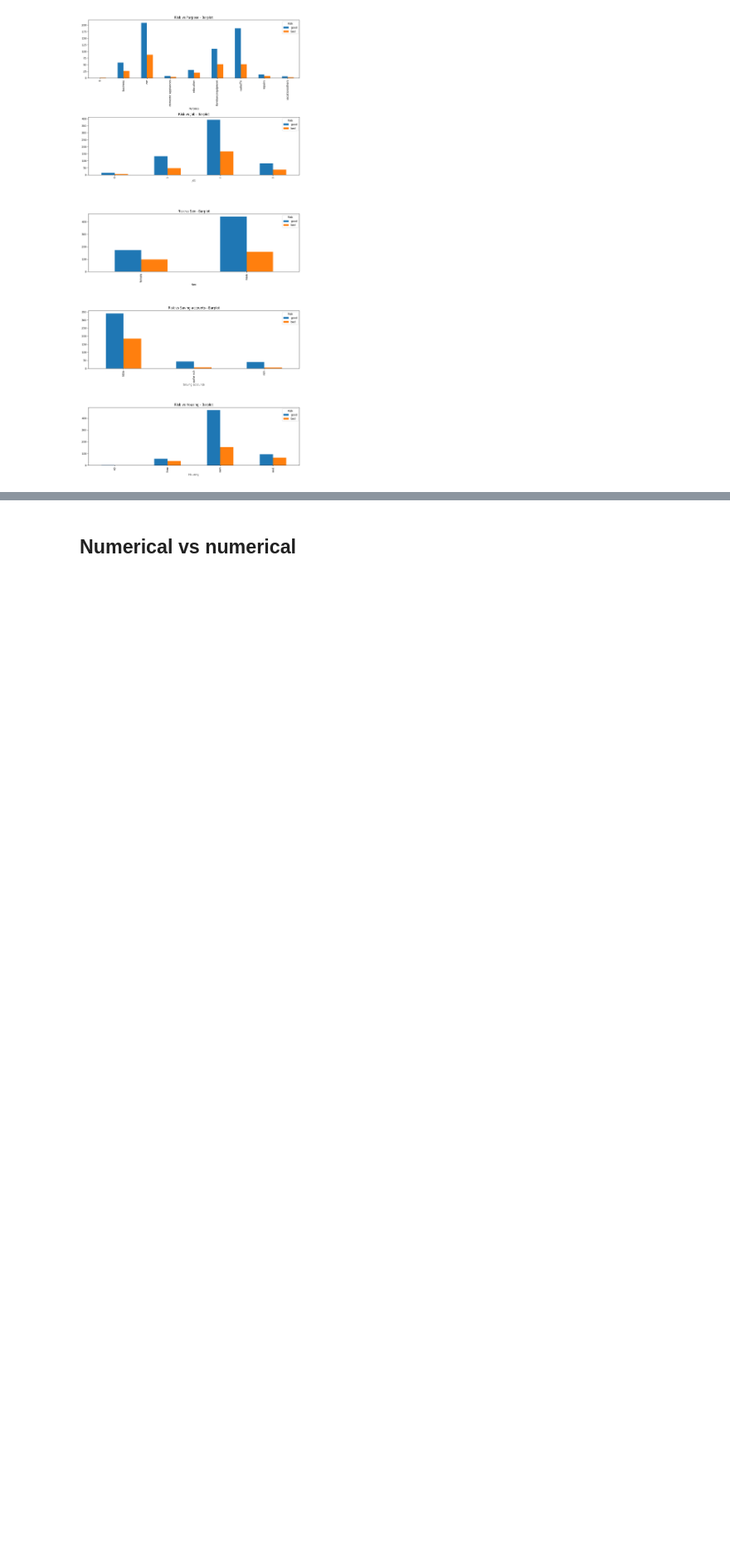
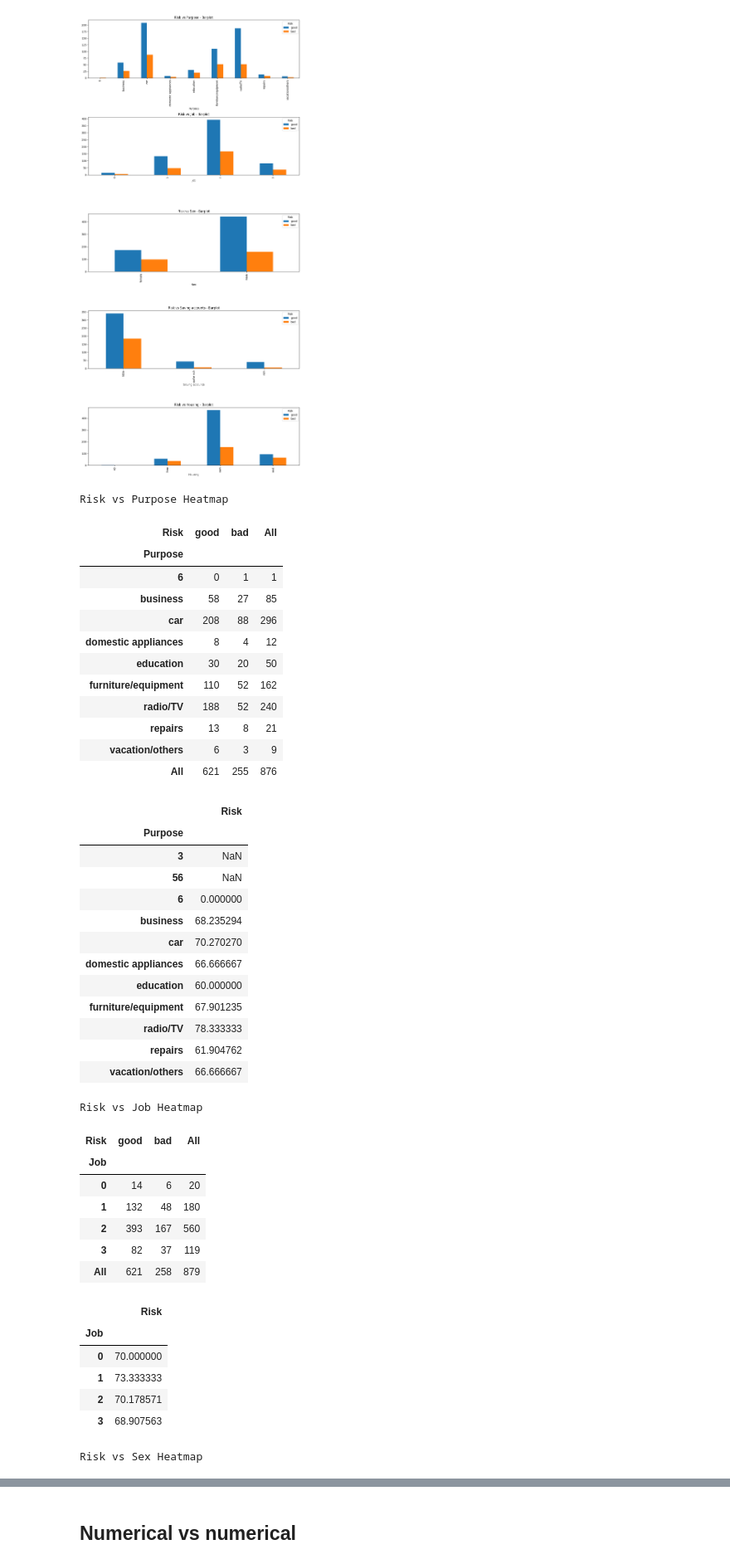
Before and after one commit to spuertaf2002/german-credit, a Jupyter notebook: notebooks/eda.ipynb, the cells around one changed output, grey strips where cells are left out. Shown at 83% size. Cells and saved outputs as stored; diff of their text form; code cells hidden in the pictures; blank space fills up the shorter version.

```diff
--- a/notebooks/eda.ipynb
+++ b/notebooks/eda.ipynb
@@ -177,3 +265,59 @@ plt.tight_layout()
 plt.show()
 # %% [output]
 [figure]
+# %%
+target = df["Risk"]
+
+temp = df.copy()
+temp["Risk"] = temp["Risk"].apply(lambda x: 1 if x == "good" else 0).astype("float64")
+
+for col in cat_cols:
+    heatmap = (
+        pd.crosstab(df[col], target, margins=True)
+        .style.background_gradient(cmap="coolwarm")
+        .set_caption(f"Risk vs {col} Heatmap")
+    )
+    display(heatmap)
+    display(temp.groupby(col, observed=True).agg({"Risk": "mean"}) * 100)
+# %% [output]
+Risk vs Purpose Heatmap
+| Risk | good | bad | All |
+| Purpose |  |  |  |
+| 6 | 0 | 1 | 1 |
+| business | 58 | 27 | 85 |
+| car | 208 | 88 | 296 |
+| domestic appliances | 8 | 4 | 12 |
+| education | 30 | 20 | 50 |
+| furniture/equipment | 110 | 52 | 162 |
+| radio/TV | 188 | 52 | 240 |
+| repairs | 13 | 8 | 21 |
+| vacation/others | 6 | 3 | 9 |
+| All | 621 | 255 | 876 |
+|  | Risk |
+| Purpose |  |
+| 3 | NaN |
+| 56 | NaN |
+| 6 | 0.000000 |
+| business | 68.235294 |
+| car | 70.270270 |
+| domestic appliances | 66.666667 |
+| education | 60.000000 |
+| furniture/equipment | 67.901235 |
+| radio/TV | 78.333333 |
+| repairs | 61.904762 |
+| vacation/others | 66.666667 |
+Risk vs Job Heatmap
+| Risk | good | bad | All |
+| Job |  |  |  |
+| 0 | 14 | 6 | 20 |
+| 1 | 132 | 48 | 180 |
+| 2 | 393 | 167 | 560 |
+| 3 | 82 | 37 | 119 |
+| All | 621 | 258 | 879 |
+|  | Risk |
+| Job |  |
+| 0 | 70.000000 |
+| 1 | 73.333333 |
+| 2 | 70.178571 |
+| 3 | 68.907563 |
+Risk vs Sex Heatmap
```
Also changed, not shown: parts of 26 cells of this notebook.
